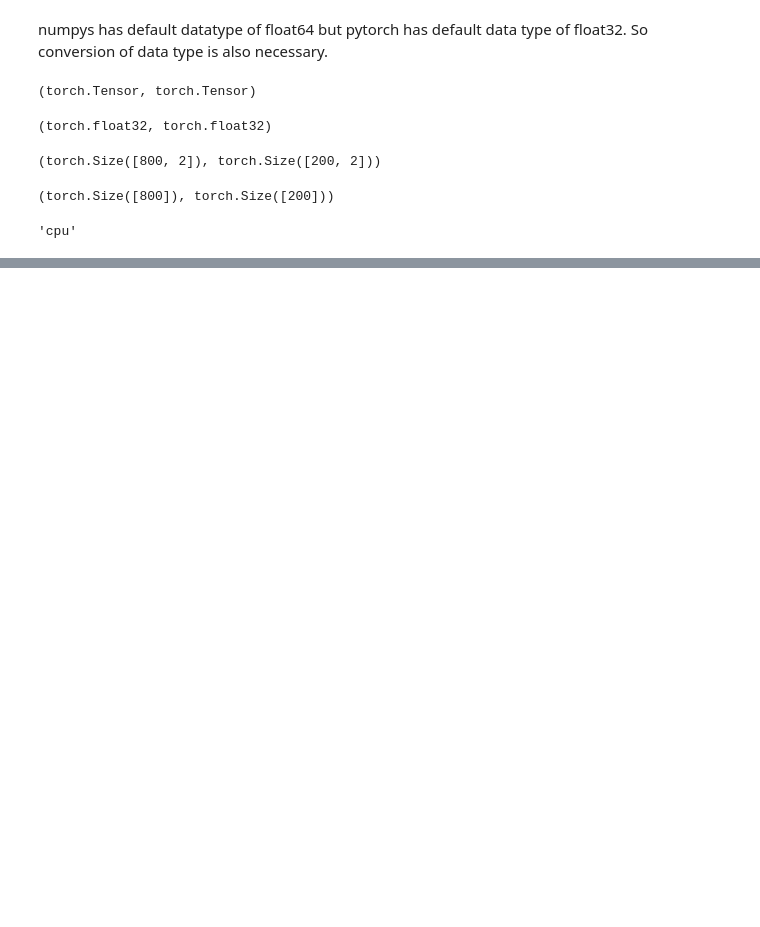
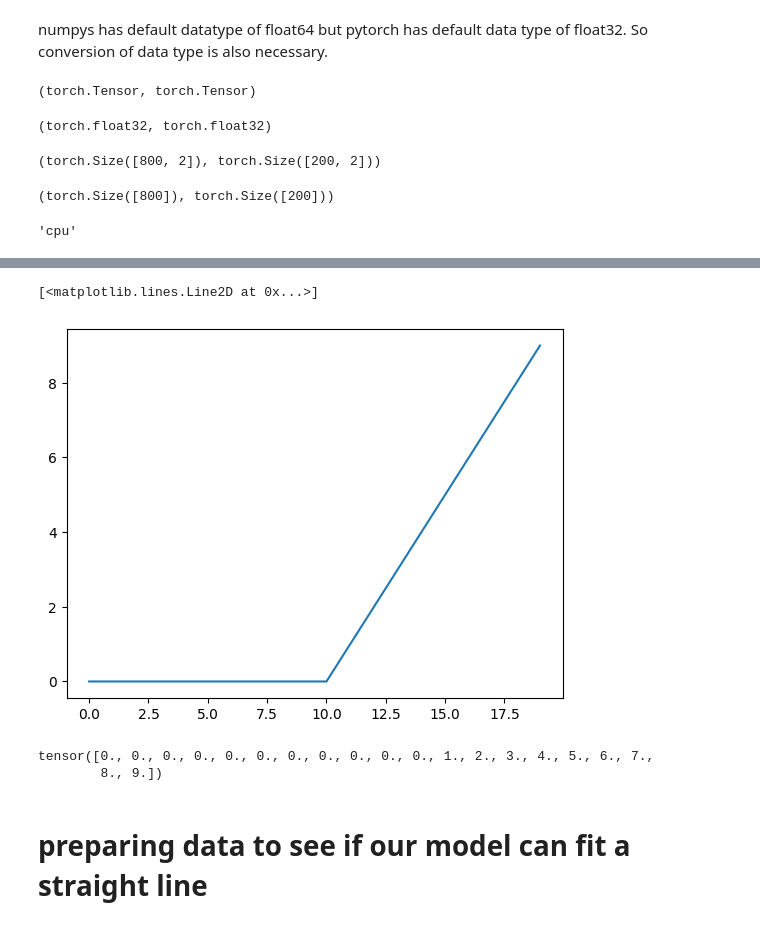
Before and after one commit to divyansshu/pytorch, a Jupyter notebook: neural_network_classification_with_pytorch.ipynb, the cells around one changed output, grey strips where cells are left out. Cells and saved outputs as stored; diff of their text form; code cells hidden in the pictures; blank space fills up the shorter version.

```diff
--- a/neural_network_classification_with_pytorch.ipynb
+++ b/neural_network_classification_with_pytorch.ipynb
@@ -101,0 +249,14 @@ model_1 = CircleModel()
+# %%
+plt.plot(relu(A))
+# %% [output]
+[<matplotlib.lines.Line2D at 0x...>]
+[figure, added]
+# %%
+def relu(x):
+  return torch.maximum(torch.tensor(0), x)
+relu(A)
+# %% [output]
+tensor([0., 0., 0., 0., 0., 0., 0., 0., 0., 0., 0., 1., 2., 3., 4., 5., 6., 7.,
+        8., 9.])
+# %% [markdown]
+# preparing data to see if our model can fit a straight line
```
Also changed, not shown: parts of 81 cells of this notebook.
